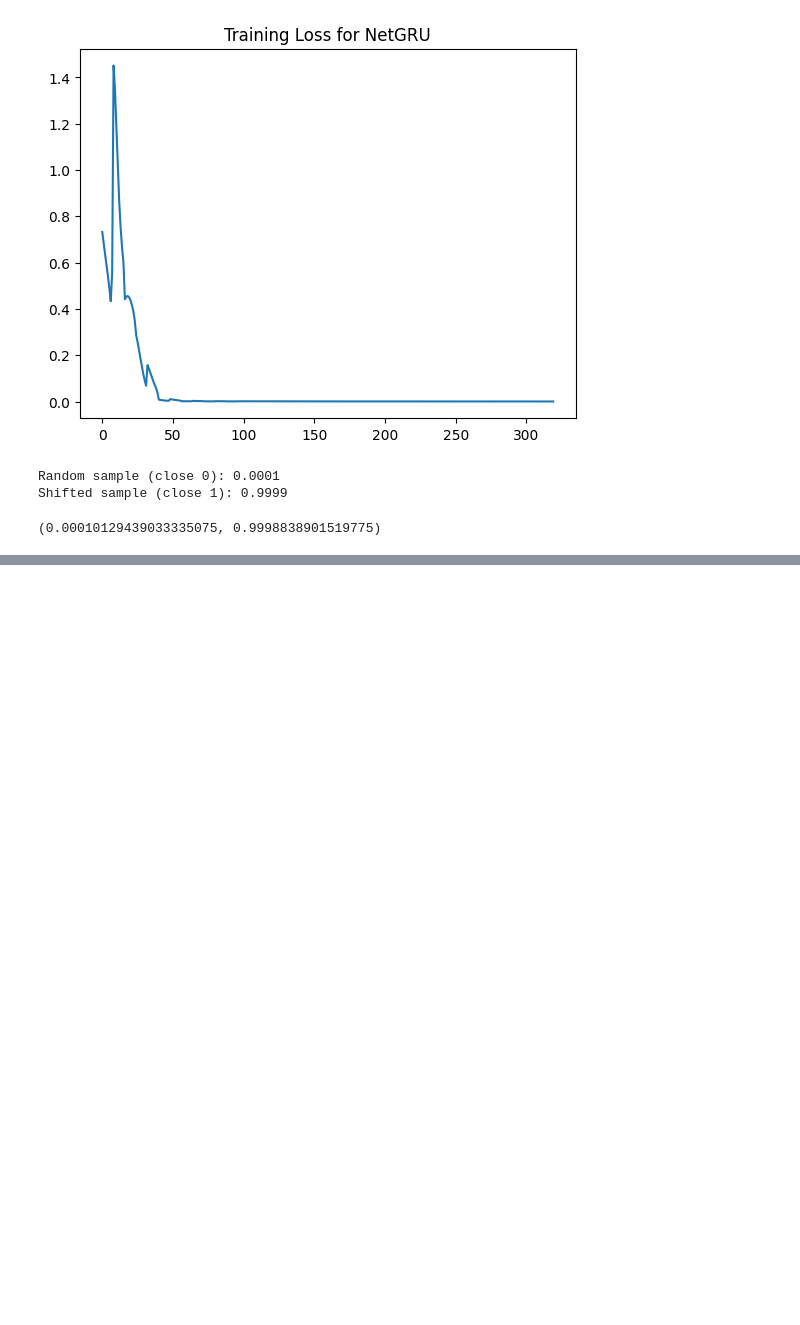
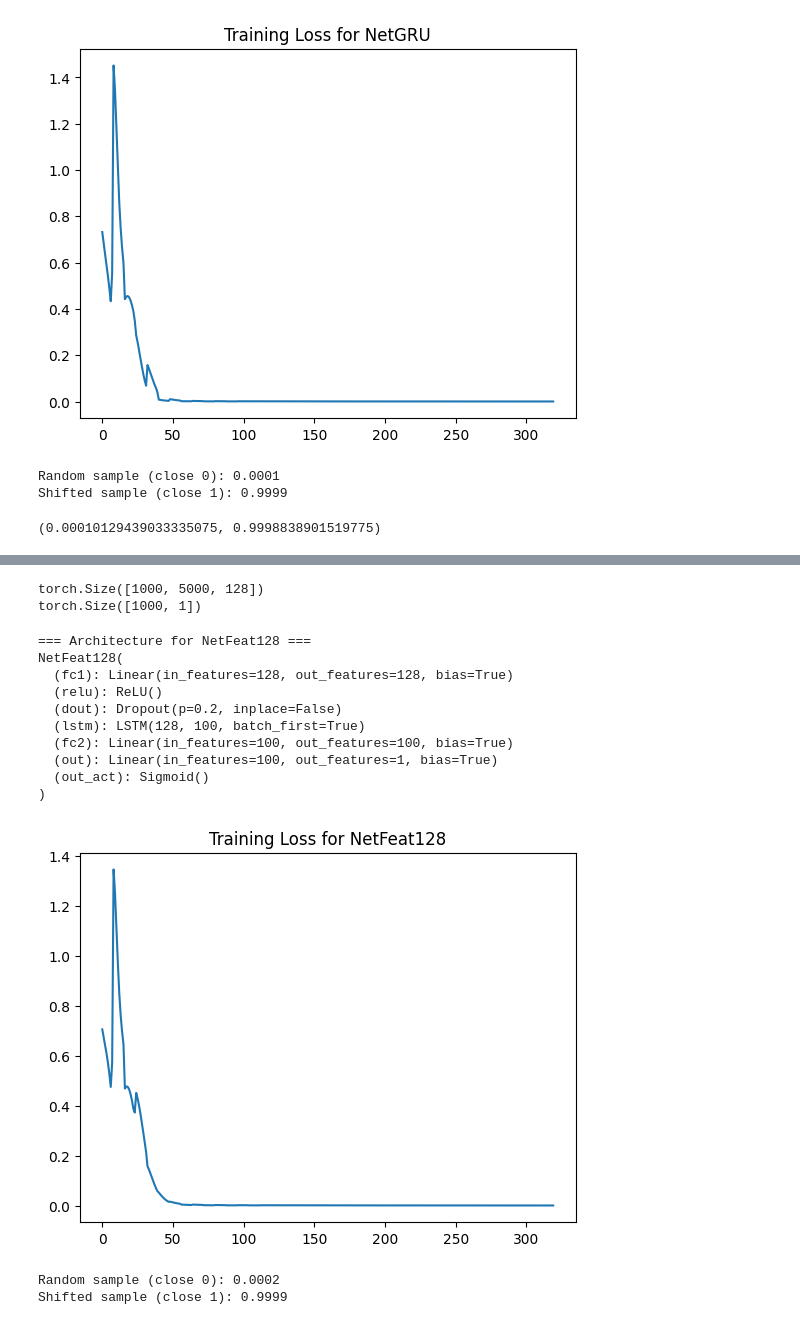
Before and after one commit to fubotz/BMT_2025S, a Jupyter notebook: week5_files/toy_lstm_pytorch_binaryclassifier_BMT2025S_SCHAMBECK_Fabian.ipynb, the cells around one changed output, grey strips where cells are left out. Drawn from its saved outputs; the diff is of its cells as text; code cells hidden in the pictures; blank space fills up the shorter version.

```diff
--- a/week5_files/toy_lstm_pytorch_binaryclassifier_BMT2025S_SCHAMBECK_Fabian.ipynb
+++ b/week5_files/toy_lstm_pytorch_binaryclassifier_BMT2025S_SCHAMBECK_Fabian.ipynb
@@ -545,0 +774,58 @@ Shifted sample (close 1): 0.9999
+# %%
+#create new data with bigger feature size and overwrite old
+torch.manual_seed(42)
+np.random.seed(42)
+
+X1 = torch.randn(500, 5000, 128)
+X2 = torch.randn(500, 5000, 128) + 1.5
+X = torch.cat([X1, X2], dim=0)
+
+Y1 = torch.zeros(500, 1)
+Y2 = torch.ones(500, 1)
+Y = torch.cat([Y1, Y2], dim=0)
+
+#[N, F] instances, time, features
+print(X.size())
+#[N, 1] instances, label [0,1]
+print(Y.size())
+# %% [output]
+torch.Size([1000, 5000, 128])
+torch.Size([1000, 1])
+# %%
+# === Model 9: NetFeat128 (use feat_size=128 instead of 100) ===
+
+class NetFeat128(Net):
+    def __init__(self):
+        super().__init__(feat_size=128)
+# %%
+# === Train NetFeat128 ===
+model_netfeat128 = train_model(NetFeat128, 'NetFeat128', X, Y, device=device)
+# %% [output]
+=== Architecture for NetFeat128 ===
+NetFeat128(
+  (fc1): Linear(in_features=128, out_features=128, bias=True)
+  (relu): ReLU()
+  (dout): Dropout(p=0.2, inplace=False)
+  (lstm): LSTM(128, 100, batch_first=True)
+  (fc2): Linear(in_features=100, out_features=100, bias=True)
+  (out): Linear(in_features=100, out_features=1, bias=True)
+  (out_act): Sigmoid()
+)
+[figure, added]
+# %%
+# === Evaluate NetFeat128 ===
+model_netfeat128.eval()
+
+with torch.no_grad():
+    #test on random sample (expected label 0)
+    x_t = torch.randn(1, 5000, 128).to(device)
+    _, y_prob = model_netfeat128(x_t)
+    print(f"Random sample (close 0): {y_prob.item():.4f}")
+
+    #test on shifted sample (expected label 1)
+    x_1_t = torch.randn(1, 5000, 128).to(device) + 1.5
+    _, y1_prob = model_netfeat128(x_1_t)
+    print(f"Shifted sample (close 1): {y1_prob.item():.4f}")
+# %% [output]
+Random sample (close 0): 0.0002
+Shifted sample (close 1): 0.9999
```
Also changed, not shown: parts of 11 cells of this notebook.
